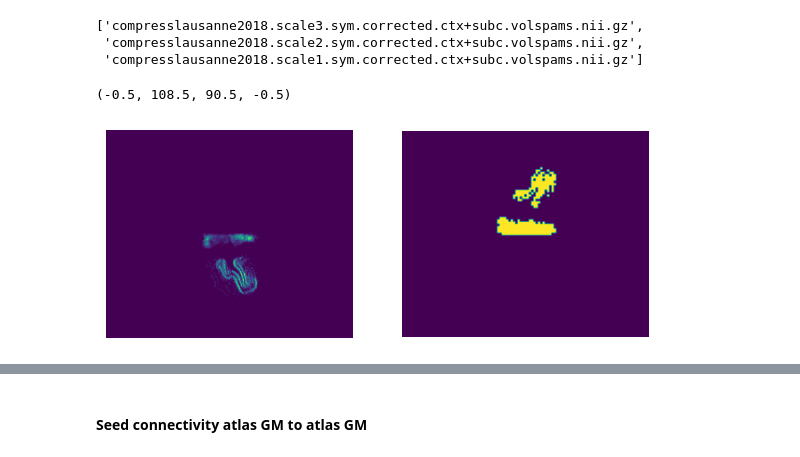
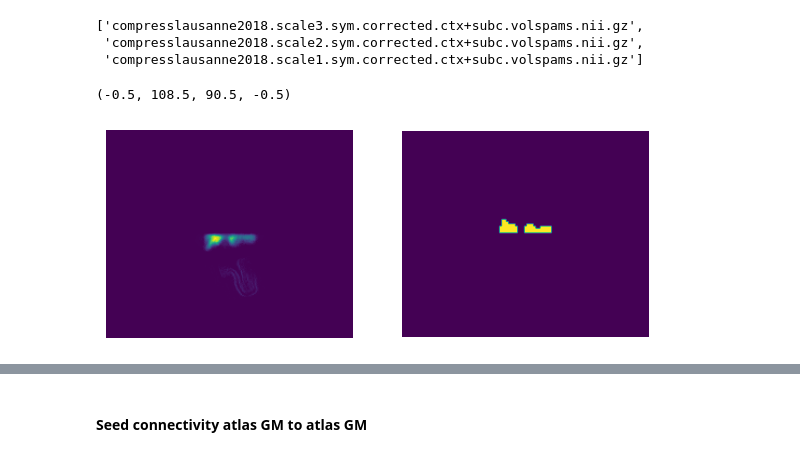
Before and after one commit to miki998/structural_wminpainting, a Jupyter notebook: prep_atlas.ipynb, the cells around one changed output, grey strips where cells are left out. Saved outputs shown, nothing was run; the diff lists cells and outputs as text; code cells hidden in the pictures.

```diff
--- a/prep_atlas.ipynb
+++ b/prep_atlas.ipynb
@@ -173,0 +176,8 @@ zscored_space = zscored_space / len(subjects)
+# %%
+# Visualize the corresponding probabilstic voxels for this region
+root = '../atlas_data/fiber_atlas/yasser_datacomp/volspams_compress/'
+
+atlas_of_interest = 'compresslausanne2018.scale1.sym.corrected.ctx+subc.volspams.nii.gz'
+
+prob_regions, prob_affine = (nib.load(root + atlas_of_interest).get_fdata(), nib.load(root + atlas_of_interest).affine)
+os.listdir('../atlas_data/fiber_atlas/yasser_datacomp/volspams_compress')
@@ -209,7 +249,7 @@ os.listdir('../atlas_data/fiber_atlas/yasser_datacomp/volspams_compress')
  'compresslausanne2018.scale1.sym.corrected.ctx+subc.volspams.nii.gz']
 # %%
 # threshold the prob_regions into binary mask
-thresh = 0.01  # empirically chosen thresh to have at least 3 subjects overlap on that region
+thresh = 0.1  # empirically chosen thresh to have at least 3 subjects overlap on that region
 mask_regions = (prob_regions > thresh).astype(float)
 
 rmask_regions_nifti = nimg.resample_to_img(nib.Nifti1Image(mask_regions, affine=prob_affine),
@@ -218,14 +258,14 @@ rmask_regions = rmask_regions_nifti.get_fdata()
 # %%
 # visualize original probabilsitic atlas and masked-resampled atlas
 fig, ax = plt.subplots(1,2, figsize=(7,4))
-ax[0].imshow(prob_regions[:,:,:,index_of_interest[0]+1][:,:,130])
+ax[0].imshow(prob_regions[:,:,:,index_of_interest[0]+1][:,:,125])
 # ax[1].imshow(mask_regions[:,:,:,index_of_interest[0]+1][:,:,130])
 ax[1].imshow(rmask_regions[:,:,:,index_of_interest[0]+1][:,:,60])
 ax[0].axis('off')
 ax[1].axis('off')
 # %% [output]
 (-0.5, 108.5, 90.5, -0.5)
-[figure, old version]
+[figure, new version]
 # %%
 tmp = np.concatenate([ftimecourse[rmask_regions[:,:,:,k + 1].astype(bool)] for k in index_of_interest])
 movie_mean = np.mean([gaussian_filter1d(tmp[k],1.2) for k in range(len(tmp))],axis=0)
```
Also changed, not shown: parts of 12 cells of this notebook, 2 other files.
